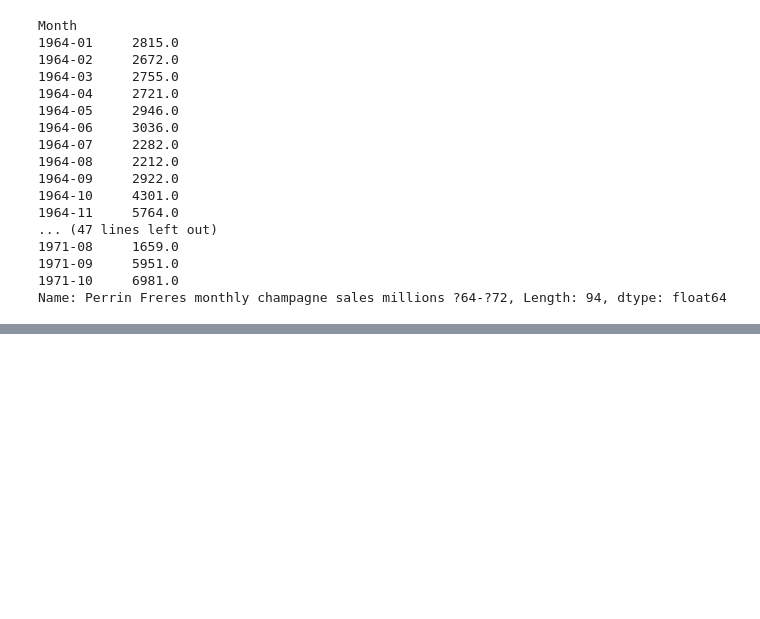
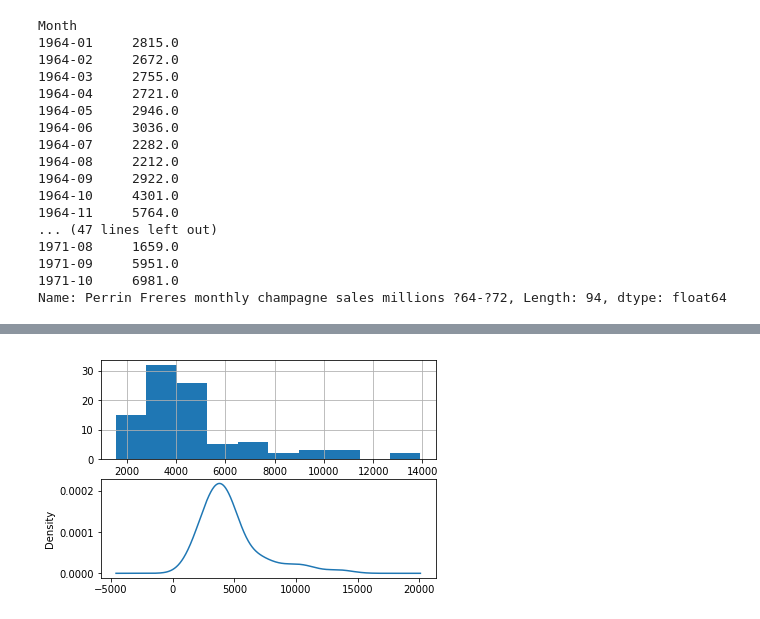
Before and after one commit to carlosfg97/pdp, a Jupyter notebook: Testing sales forecast.ipynb, the cells around one changed output, grey strips where cells are left out. Saved outputs shown, nothing was run; the diff lists cells and outputs as text; code cells hidden in the pictures; blank space fills up the shorter version.

```diff
--- a/Testing sales forecast.ipynb
+++ b/Testing sales forecast.ipynb
@@ -130,0 +141,12 @@ ValueError: Input contains NaN, infinity or a value too large for dtype('float32
+# %%
+from pandas import Series
+from matplotlib import pyplot
+series = Series.from_csv('dataset.csv')
+pyplot.figure(1)
+pyplot.subplot(211)
+series.hist()
+pyplot.subplot(212)
+series.plot(kind='kde')
+pyplot.show()
+# %% [output]
+[figure, added]
```
Also changed, not shown: parts of 15 cells of this notebook, 7 other files.
